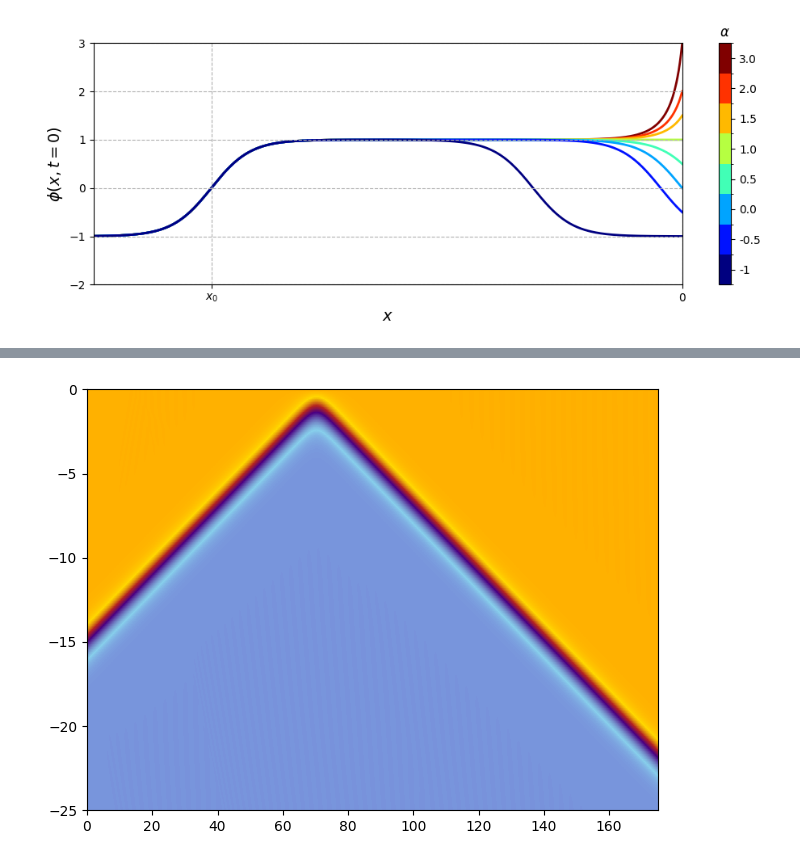
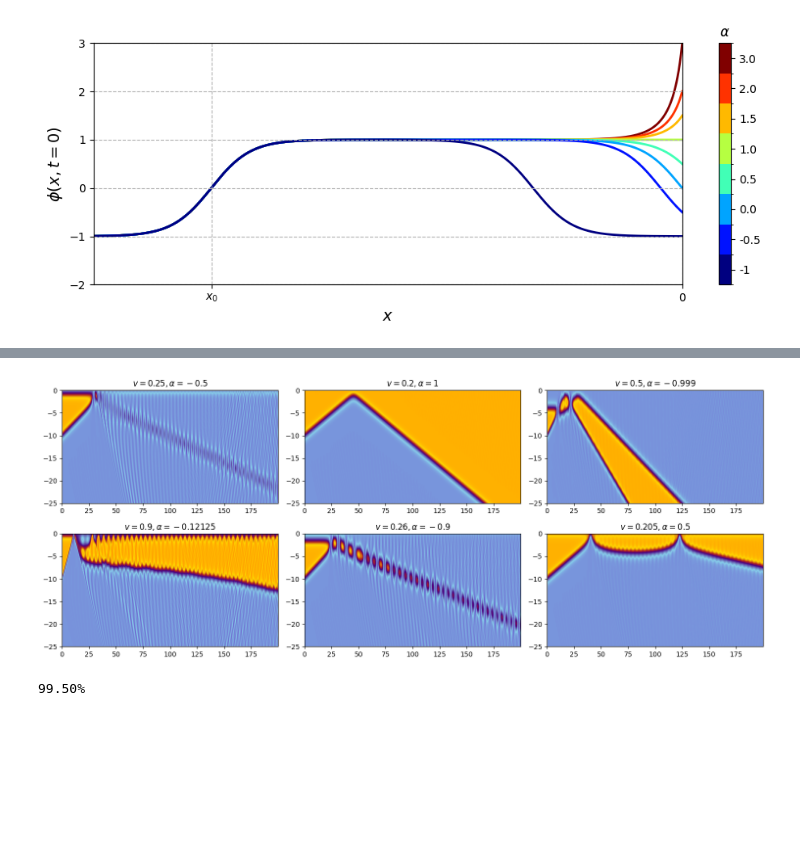
Before and after one commit to JairoSSantos/parallel-kink-scattering, a Jupyter notebook: notebooks/dirichlet.ipynb, the cells around one changed output, grey strips where cells are left out. Cells and saved outputs as stored; diff of their text form; code cells hidden in the pictures; blank space fills up the shorter version.

```diff
--- a/notebooks/dirichlet.ipynb
+++ b/notebooks/dirichlet.ipynb
@@ -102,11 +102,11 @@ plt.show()
 # %% [output]
 [figure]
 # %%
-L = 100
-N = 1024
+L = 50
+N = 512
 DX = L/(N - 1)
 DT = 4e-2
-X0 = -15
+X0 = -10
 # %%
 booster = Booster(
     x_lattice= (-L, 0, N),
@@ -117,10 +117,10 @@ booster = Booster(
     boundaries= (Reflective(nodes=2), Dirichlet(nodes=2, order=4))
 )
 
-def plot_boundary_scatter(v, alpha, T=100):
+def plot_boundary_scatter(v, alpha, T=100, ax=None, **kwargs):
+    if ax == None: ax = plt.gca()
     booster.rb.set_param(alpha)
-    lat, y, dydt = booster.run(T, {'x0':X0, 'v':v, 'alpha':alpha})
-    plt.imshow(y.T, cmap=CMAP, vmin=-2, vmax=2, extent=(lat.t.min(), lat.t.max(), lat.x.max(), lat.x.min()), aspect='auto')
-    plt.ylim(-25, 0)
-    plt.tight_layout()
+    lat, y, dydt = booster.run(T, {'x0':X0, 'v':v, 'alpha':alpha}, **kwargs)
+    ax.imshow(y.T, cmap=CMAP, vmin=-2, vmax=2, extent=(lat.t.min(), lat.t.max(), lat.x.max(), lat.x.min()), aspect='auto')
+    ax.set_ylim(-25, 0)
     return lat, y, dydt
@@ -165,5 +127,21 @@ plt.show()
-# %%
-plot_boundary_scatter(v=0.2, alpha=1, T=175)
-plt.show()
-# %% [output]
-[figure, removed]
+# %%
+params = (
+    (0.25, -0.5),
+    (0.2, 1),
+    (0.5, -0.999),
+    (0.9, -0.12125),
+    (0.26, -0.9),
+    (0.205, 0.5),
+)
+
+c = 3
+r = len(params)//c
+fig, axs = plt.subplots(r, c, figsize=(c*5, 3*r))
+
+for ax, (v, alpha) in zip(np.ravel(axs), params):
+    plot_boundary_scatter(v, alpha, T=200, ax=ax)
+    ax.set_title(r'$v=%s,\alpha=%s$'%(v, alpha))
+
+fig.tight_layout()
+# %% [output]
+[figure, added]
@@ -169,0 +151,10 @@ plt.show()
+# %%
+alpha = 0
+Y = []
+for i, v in enumerate(V):
+    print(f'{(i/200 * 100):.2f}%', end='\r')
+    booster.rb.set_param(alpha)
+    _, y, dydt = booster.run(T, {'x0':X0, 'v':v, 'alpha':alpha})
+    Y.append(y[:, -2])
+# %% [output]
+99.50%
```
Also changed, not shown: parts of 24 cells of this notebook, 1 other file.
